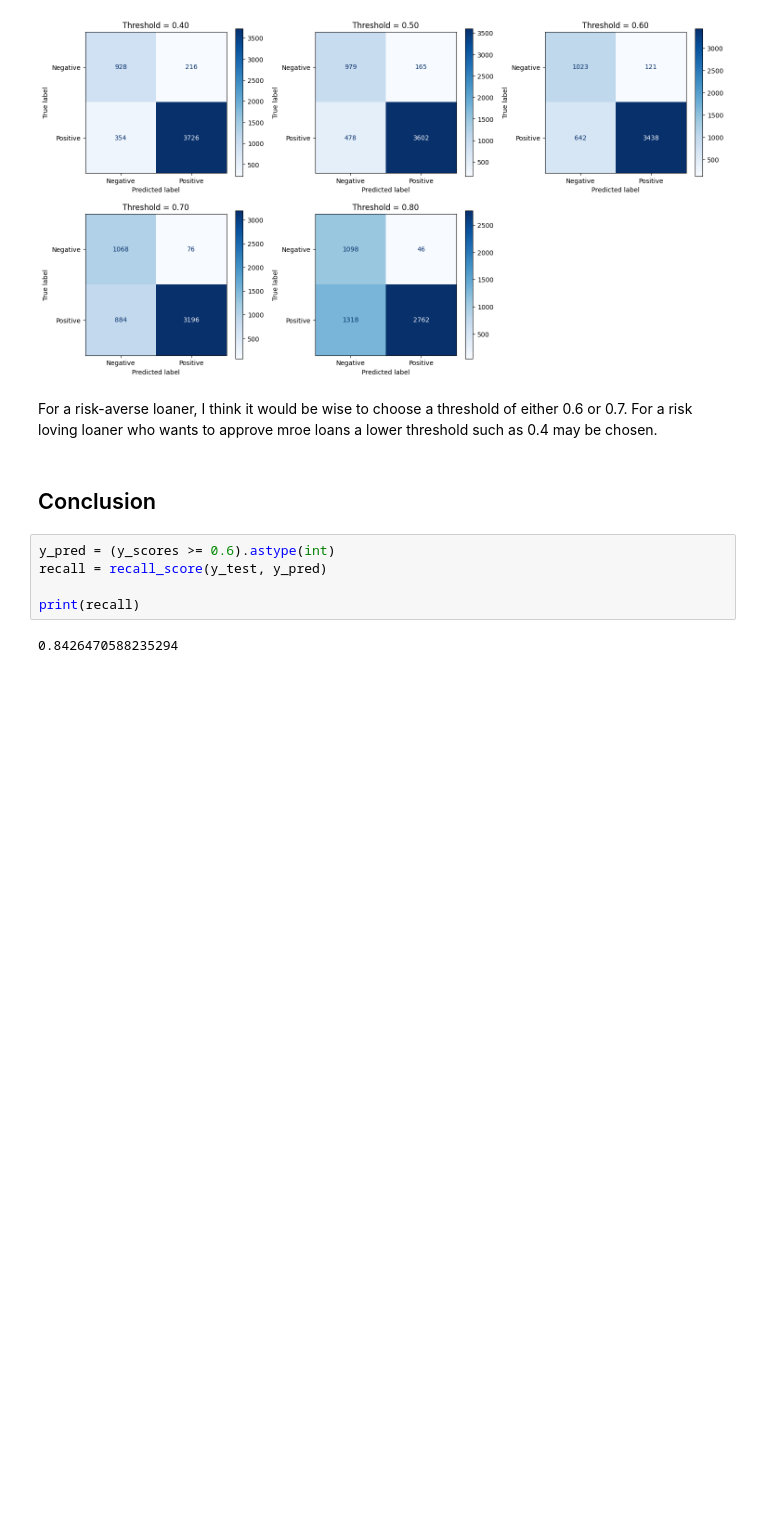
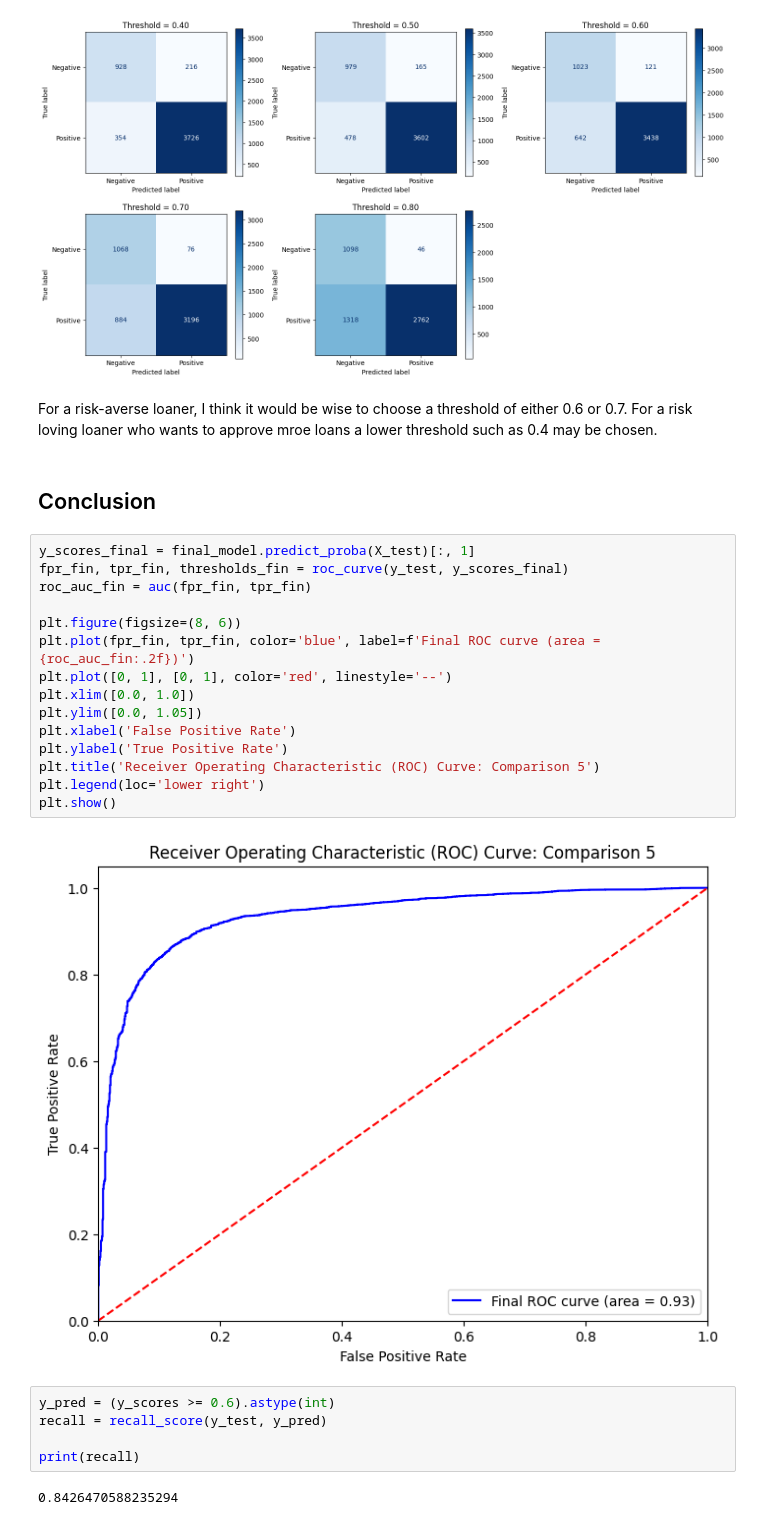
Before and after one commit to christianndjanda/-DST_Assessment_1_Group_4, a Jupyter notebook: ImranV/logitistic_reg_model.ipynb, the cells around one changed output. Saved outputs shown, nothing was run; the diff lists cells and outputs as text; blank space fills up the shorter version.

```diff
--- a/ImranV/logitistic_reg_model.ipynb
+++ b/ImranV/logitistic_reg_model.ipynb
@@ -1057,6 +1057,23 @@ Confusion Matrix:
 For a risk-averse loaner, I think it would be wise to choose a threshold of either 0.6 or 0.7. For a risk loving loaner who wants to approve mroe loans a lower threshold such as 0.4 may be chosen.
 # %% [markdown]
 ## Conclusion
+# %%
+y_scores_final = final_model.predict_proba(X_test)[:, 1]
+fpr_fin, tpr_fin, thresholds_fin = roc_curve(y_test, y_scores_final)
+roc_auc_fin = auc(fpr_fin, tpr_fin)
+
+plt.figure(figsize=(8, 6))
+plt.plot(fpr_fin, tpr_fin, color='blue', label=f'Final ROC curve (area = {roc_auc_fin:.2f})')
+plt.plot([0, 1], [0, 1], color='red', linestyle='--')
+plt.xlim([0.0, 1.0])
+plt.ylim([0.0, 1.05])
+plt.xlabel('False Positive Rate')
+plt.ylabel('True Positive Rate')
+plt.title('Receiver Operating Characteristic (ROC) Curve: Comparison 5')
+plt.legend(loc='lower right')
+plt.show()
+# %% [output]
+[figure, added]
 # %%
 y_pred = (y_scores >= 0.6).astype(int)
 recall = recall_score(y_test, y_pred)
```
Also changed, not shown: parts of 1 cell of this notebook.
